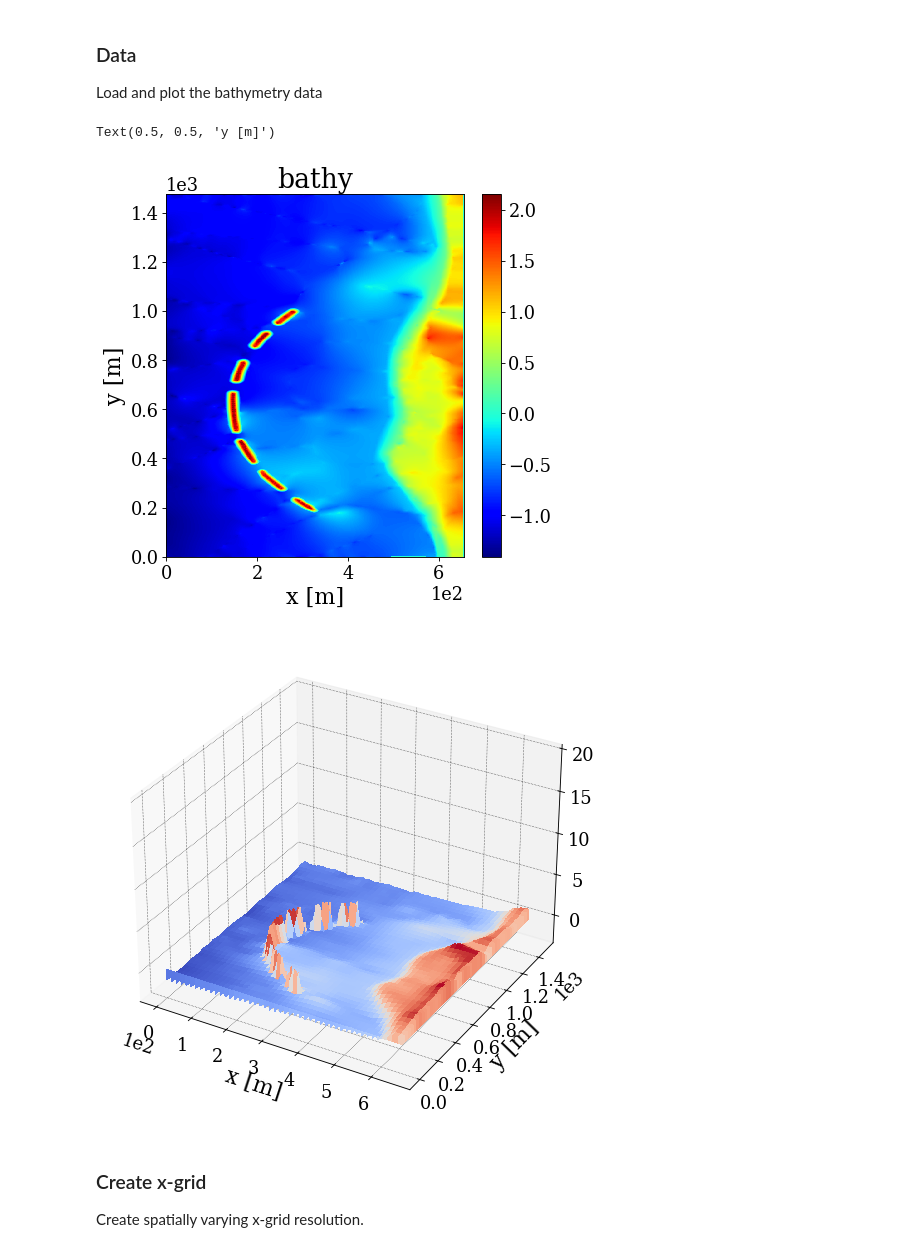
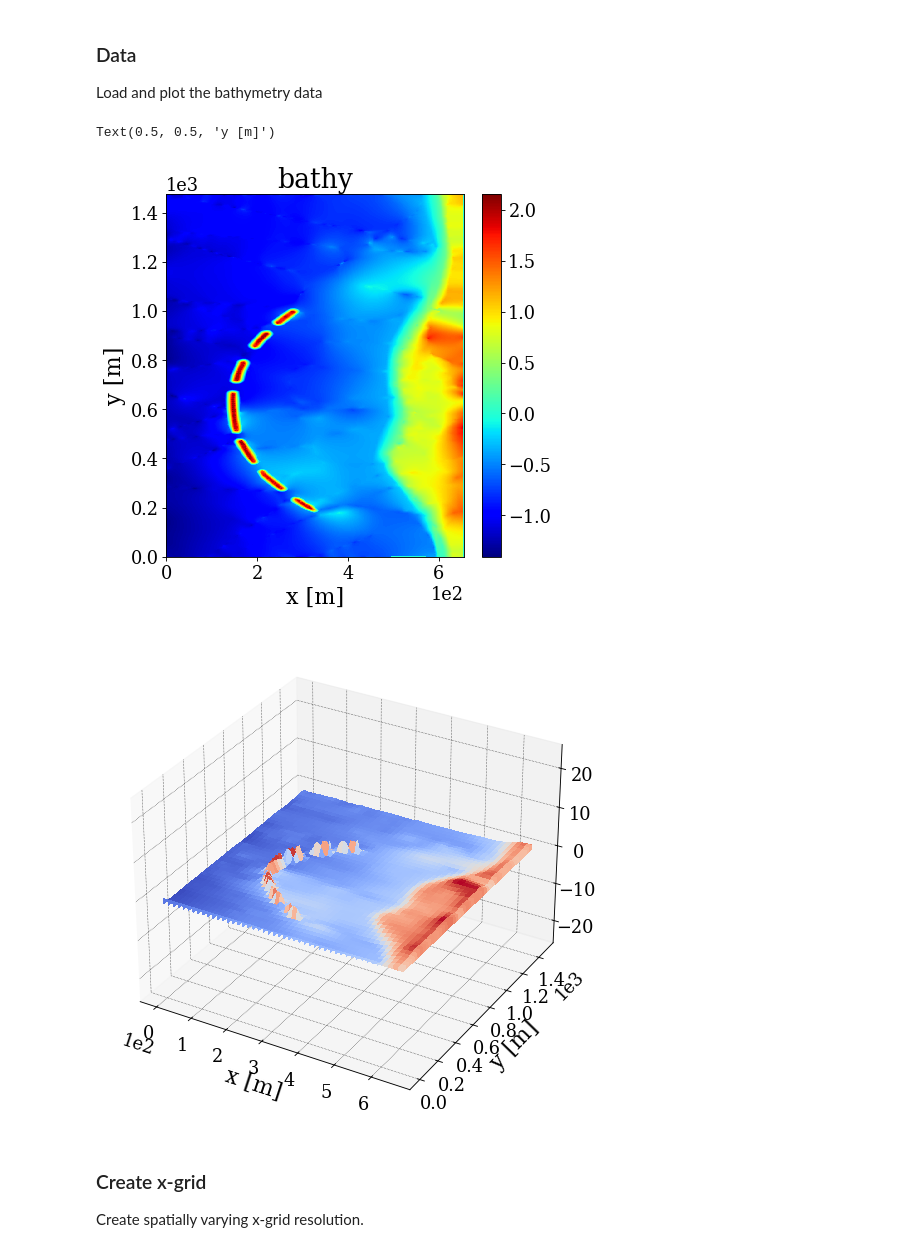
Before and after one commit to Seth-McKilla/xbeach-northbay, a Jupyter notebook: analysis.ipynb, the cells around one changed output. Drawn from its saved outputs; the diff is of its cells as text; code cells hidden in the pictures.

```diff
--- a/analysis.ipynb
+++ b/analysis.ipynb
@@ -29,35 +29,35 @@ Load and plot the bathymetry data
 # bathy = np.loadtxt('./lib/xbeach-toolbox/examples/clean/bathy.dep')
 bathy = np.loadtxt('./lib/DEM-to-grid/output/bathy.dep')
 
 ## set bathy grid
 nx = 656
 ny = 1476
 dx = 1
 dy = 1
 
 x = np.linspace(0,(nx-1)*dx,nx)
 y = np.linspace(0,(ny-1)*dy,ny)
 
 X, Y = np.meshgrid(x,y)
 
 ## plot
 plt.figure()
 plt.pcolor(x,y,bathy)
 plt.colorbar()
 plt.xlabel('x [m]')
 plt.ylabel('y [m]')
 plt.title('bathy')
 
 fig = plt.figure()
 ax = Axes3D(fig)
-ax.axes.set_zlim3d(-3, 20)
+ax.axes.set_zlim3d(-25, 25)
 surf = ax.plot_surface(X, Y, bathy, cmap=cm.coolwarm,  linewidth=0, antialiased=False)
 plt.xlabel('x [m]')
 plt.ylabel('y [m]')
 # %% [output]
 Text(0.5, 0.5, 'y [m]')
 [figure]
-[figure, old version]
+[figure, new version]
 # %% [markdown]
 ### Create x-grid
 Create spatially varying x-grid resolution.
```
Also changed, not shown: parts of 3 cells of this notebook.
